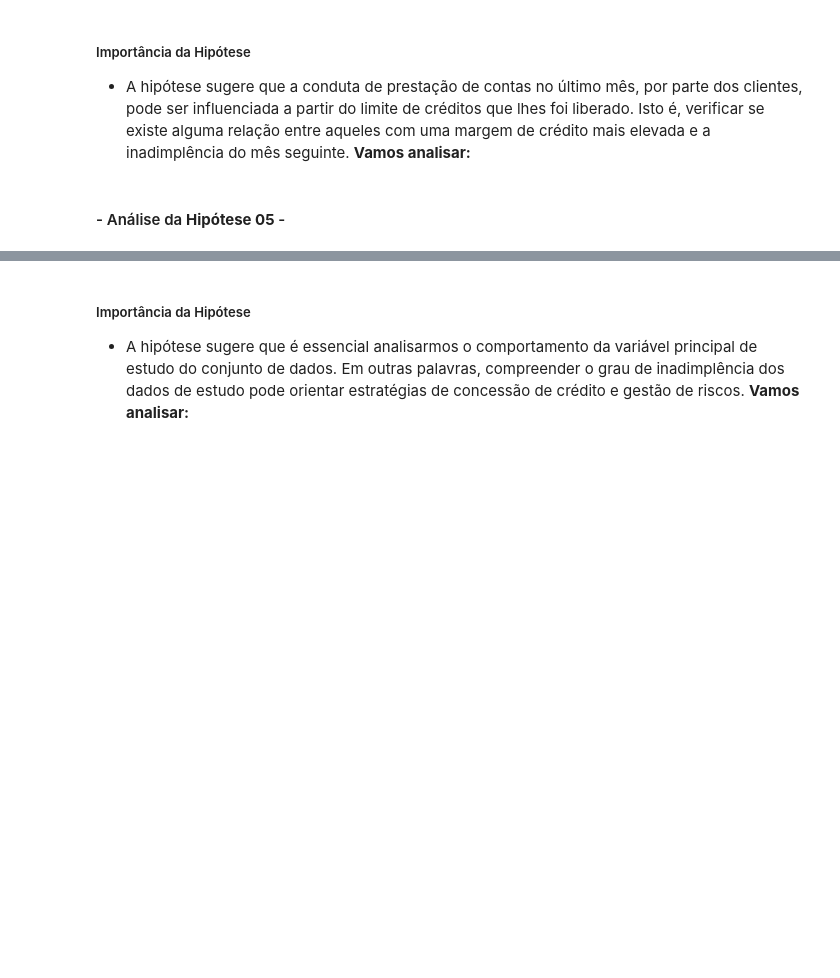
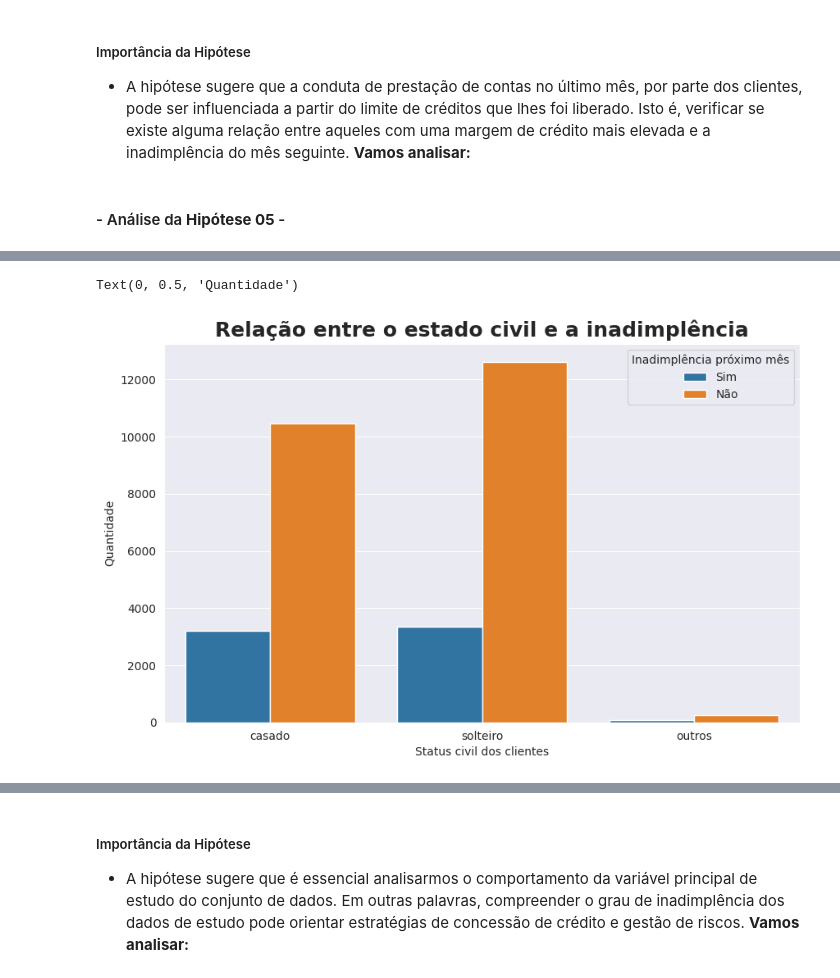
Before and after one commit to IgorPrGv/Avanti-Bootcamp-CienciaDeDados, a Jupyter notebook: notebooks/01-exploratory_data_analysis.ipynb, the cells around one changed output, grey strips where cells are left out. Drawn from its saved outputs; the diff is of its cells as text; code cells hidden in the pictures; blank space fills up the shorter version.

```diff
--- a/notebooks/01-exploratory_data_analysis.ipynb
+++ b/notebooks/01-exploratory_data_analysis.ipynb
@@ -509,0 +513,15 @@ Text(0, 0.5, 'Quantidade')
+# %%
+plt.figure(figsize=(10,6))
+sns.set_style('darkgrid')
+
+#Montando o countplot
+sns.countplot(data=df, x="Estado_Civil", hue="Inadimplência_Próximo_Mês")
+
+#Personalizando o gráfico
+plt.legend(["Sim","Não"], title="Inadimplência próximo mês")
+plt.title('Relação entre o estado civil e a inadimplência', fontsize=18, fontweight='bold')
+plt.xlabel("Status civil dos clientes")
+plt.ylabel("Quantidade")
+# %% [output]
+Text(0, 0.5, 'Quantidade')
+[figure, added]
```
Also changed, not shown: parts of 3 cells of this notebook.
